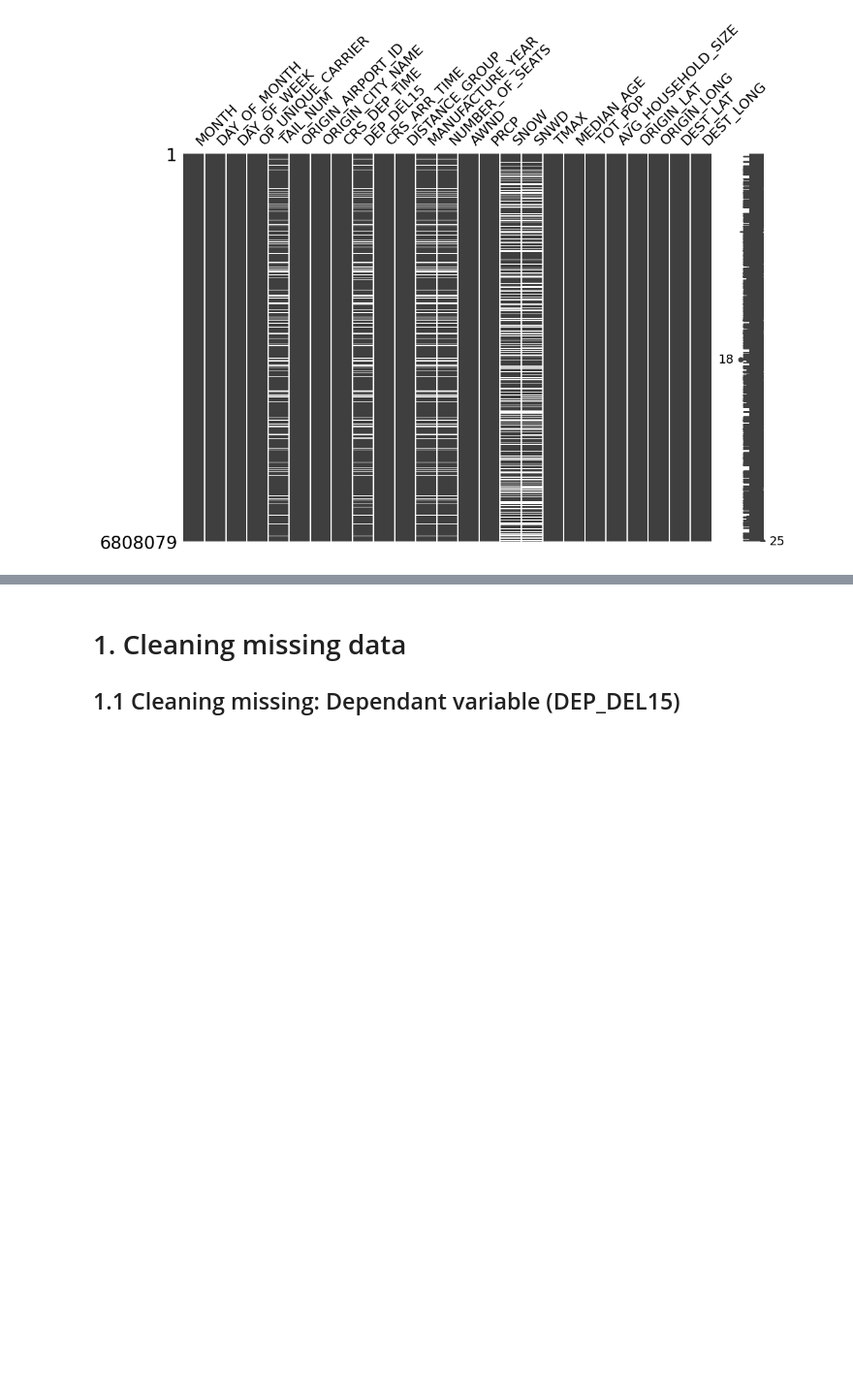
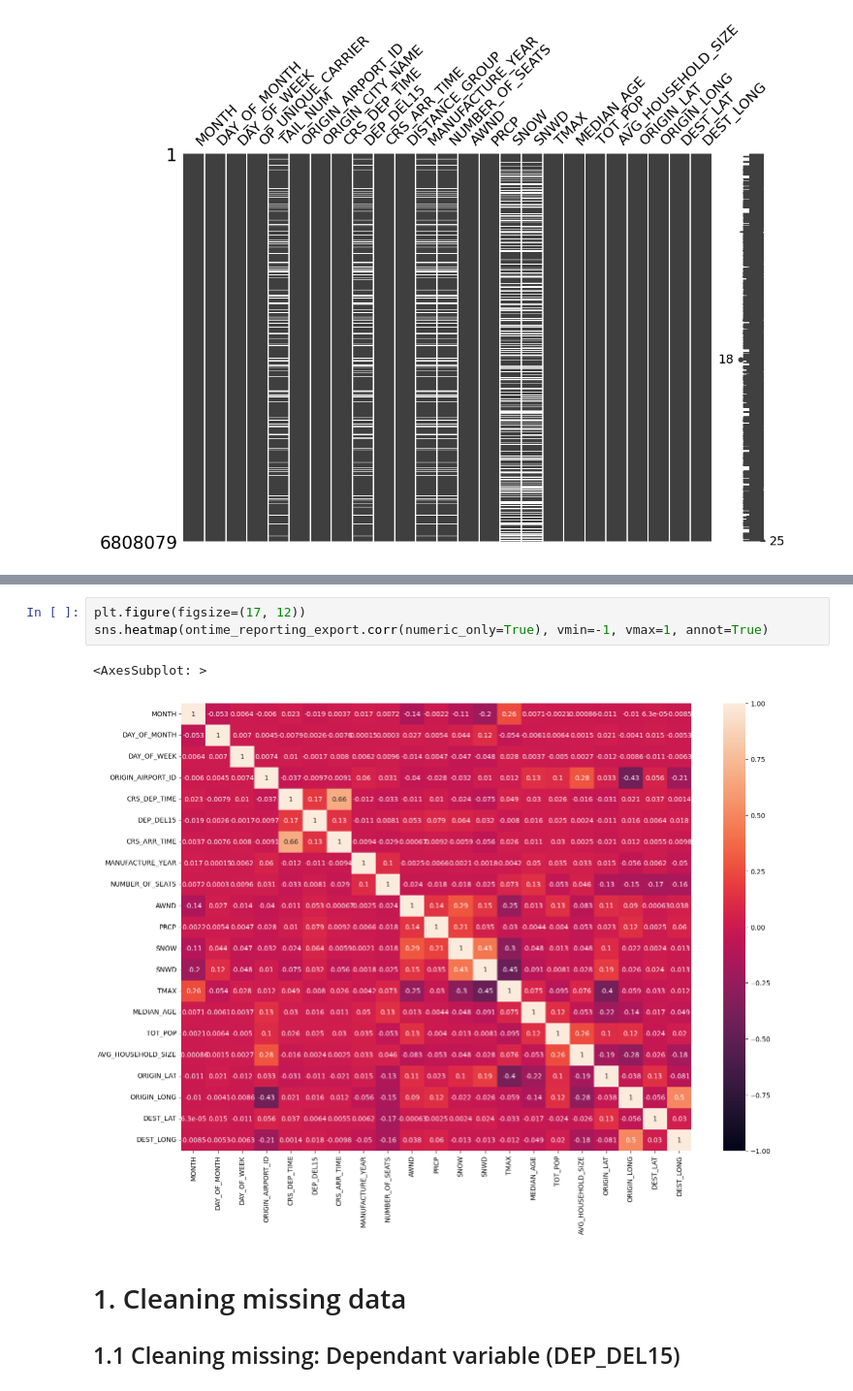
Before and after one commit to rvloenhout/DSS_Master_Thesis, a Jupyter notebook: _1. Data Preprocessing/2. Data cleaning, Preprocessing and EDA.ipynb, the cells around one changed output, grey strips where cells are left out. Shown at 97% size. Saved outputs shown, nothing was run; the diff lists cells and outputs as text; blank space fills up the shorter version.

```diff
--- a/_1. Data Preprocessing/2. Data cleaning, Preprocessing and EDA.ipynb
+++ b/_1. Data Preprocessing/2. Data cleaning, Preprocessing and EDA.ipynb
@@ -72,3 +71,9 @@ ontime_explained
+# %%
+plt.figure(figsize=(17, 12))
+sns.heatmap(ontime_reporting_export.corr(numeric_only=True), vmin=-1, vmax=1, annot=True)
+# %% [output]
+<AxesSubplot: >
+[figure, added]
 # %% [markdown]
 # 1. Cleaning missing data
 ## 1.1 Cleaning missing: Dependant variable (DEP_DEL15)
```
Also changed, not shown: parts of 2 cells of this notebook, 13 other files.
